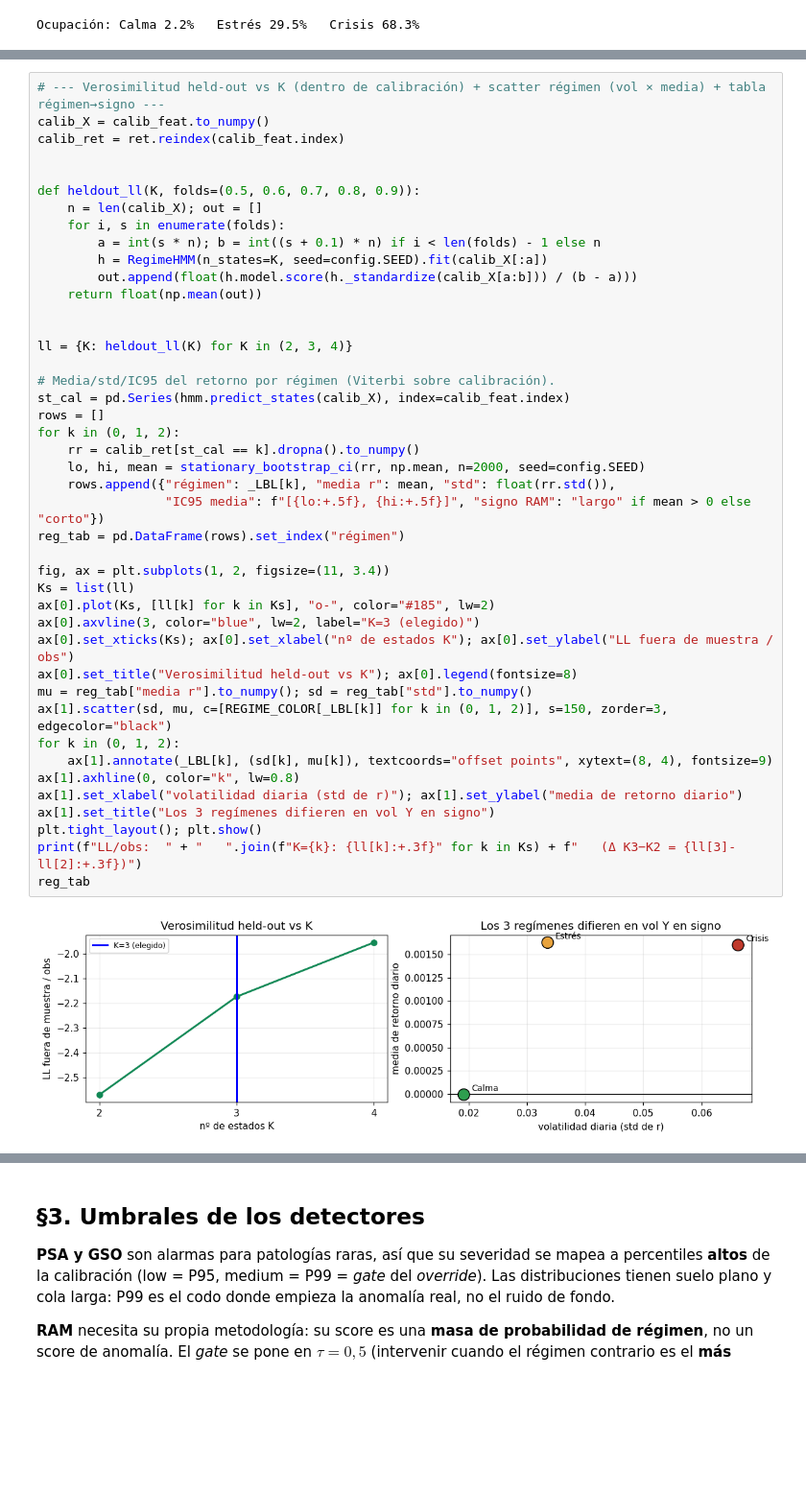
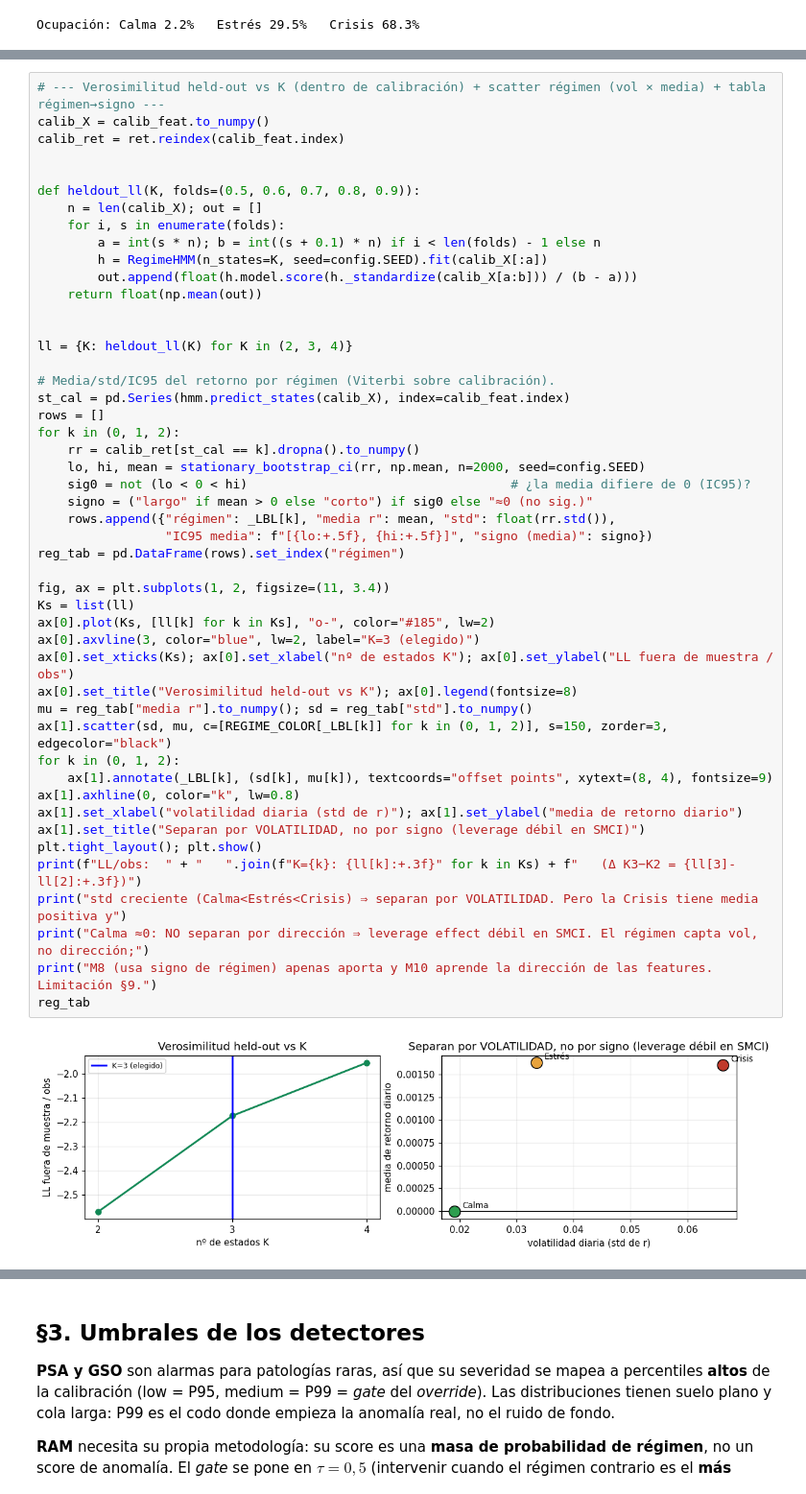
Before and after one commit to RaquelGarciah/Real-time-statistical-supervision-of-an-AI-trading-agent, a Jupyter notebook: notebooks/STRATA_SMCI.ipynb, the cells around one changed output, grey strips where cells are left out. Shown at 96% size. Saved outputs shown, nothing was run; the diff lists cells and outputs as text; blank space fills up the shorter version.

```diff
--- a/notebooks/STRATA_SMCI.ipynb
+++ b/notebooks/STRATA_SMCI.ipynb
@@ -266,34 +272,39 @@ def heldout_ll(K, folds=(0.5, 0.6, 0.7, 0.8, 0.9)):
     return float(np.mean(out))
 
 
 ll = {K: heldout_ll(K) for K in (2, 3, 4)}
 
 # Media/std/IC95 del retorno por régimen (Viterbi sobre calibración).
 st_cal = pd.Series(hmm.predict_states(calib_X), index=calib_feat.index)
 rows = []
 for k in (0, 1, 2):
     rr = calib_ret[st_cal == k].dropna().to_numpy()
     lo, hi, mean = stationary_bootstrap_ci(rr, np.mean, n=2000, seed=config.SEED)
+    sig0 = not (lo < 0 < hi)                                   # ¿la media difiere de 0 (IC95)?
+    signo = ("largo" if mean > 0 else "corto") if sig0 else "≈0 (no sig.)"
     rows.append({"régimen": _LBL[k], "media r": mean, "std": float(rr.std()),
-                 "IC95 media": f"[{lo:+.5f}, {hi:+.5f}]", "signo RAM": "largo" if mean > 0 else "corto"})
+                 "IC95 media": f"[{lo:+.5f}, {hi:+.5f}]", "signo (media)": signo})
 reg_tab = pd.DataFrame(rows).set_index("régimen")
 
 fig, ax = plt.subplots(1, 2, figsize=(11, 3.4))
 Ks = list(ll)
 ax[0].plot(Ks, [ll[k] for k in Ks], "o-", color="#185", lw=2)
 ax[0].axvline(3, color="blue", lw=2, label="K=3 (elegido)")
 ax[0].set_xticks(Ks); ax[0].set_xlabel("nº de estados K"); ax[0].set_ylabel("LL fuera de muestra / obs")
 ax[0].set_title("Verosimilitud held-out vs K"); ax[0].legend(fontsize=8)
 mu = reg_tab["media r"].to_numpy(); sd = reg_tab["std"].to_numpy()
 ax[1].scatter(sd, mu, c=[REGIME_COLOR[_LBL[k]] for k in (0, 1, 2)], s=150, zorder=3, edgecolor="black")
 for k in (0, 1, 2):
     ax[1].annotate(_LBL[k], (sd[k], mu[k]), textcoords="offset points", xytext=(8, 4), fontsize=9)
 ax[1].axhline(0, color="k", lw=0.8)
 ax[1].set_xlabel("volatilidad diaria (std de r)"); ax[1].set_ylabel("media de retorno diario")
-ax[1].set_title("Los 3 regímenes difieren en vol Y en signo")
+ax[1].set_title("Separan por VOLATILIDAD, no por signo (leverage débil en SMCI)")
 plt.tight_layout(); plt.show()
 print(f"LL/obs:  " + "   ".join(f"K={k}: {ll[k]:+.3f}" for k in Ks) + f"   (Δ K3−K2 = {ll[3]-ll[2]:+.3f})")
+print("std creciente (Calma<Estrés<Crisis) ⇒ separan por VOLATILIDAD. Pero la Crisis tiene media positiva y")
+print("Calma ≈0: NO separan por dirección ⇒ leverage effect débil en SMCI. El régimen capta vol, no dirección;")
+print("M8 (usa signo de régimen) apenas aporta y M10 aprende la dirección de las features. Limitación §9.")
 reg_tab
 # %% [output]
-[figure, old version]
+[figure, new version]
 LL/obs:  K=2: -2.569   K=3: -2.173   K=4: -1.954   (Δ K3−K2 = +0.396)
```
Also changed, not shown: parts of 2 cells of this notebook, 1 other file.
